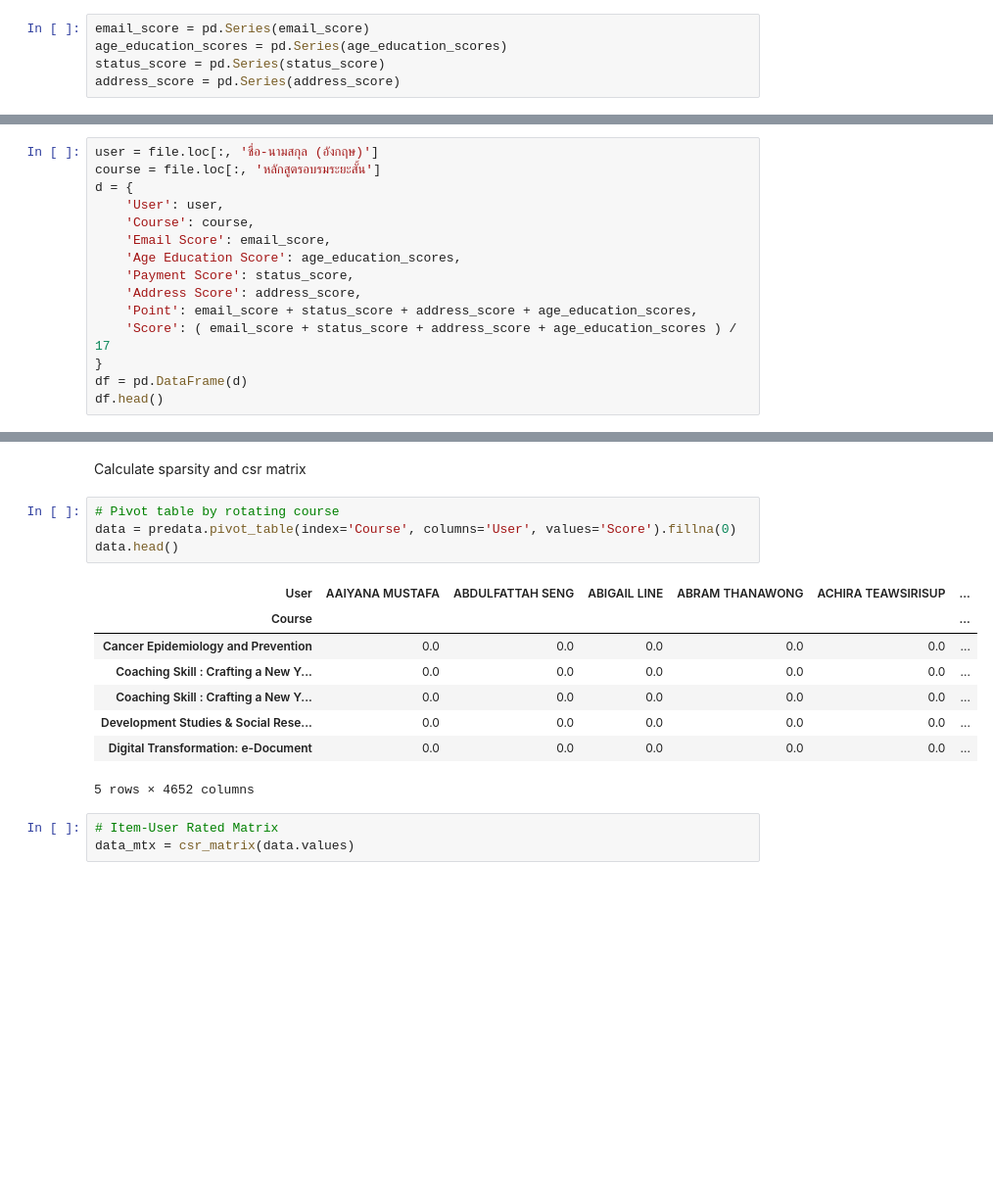
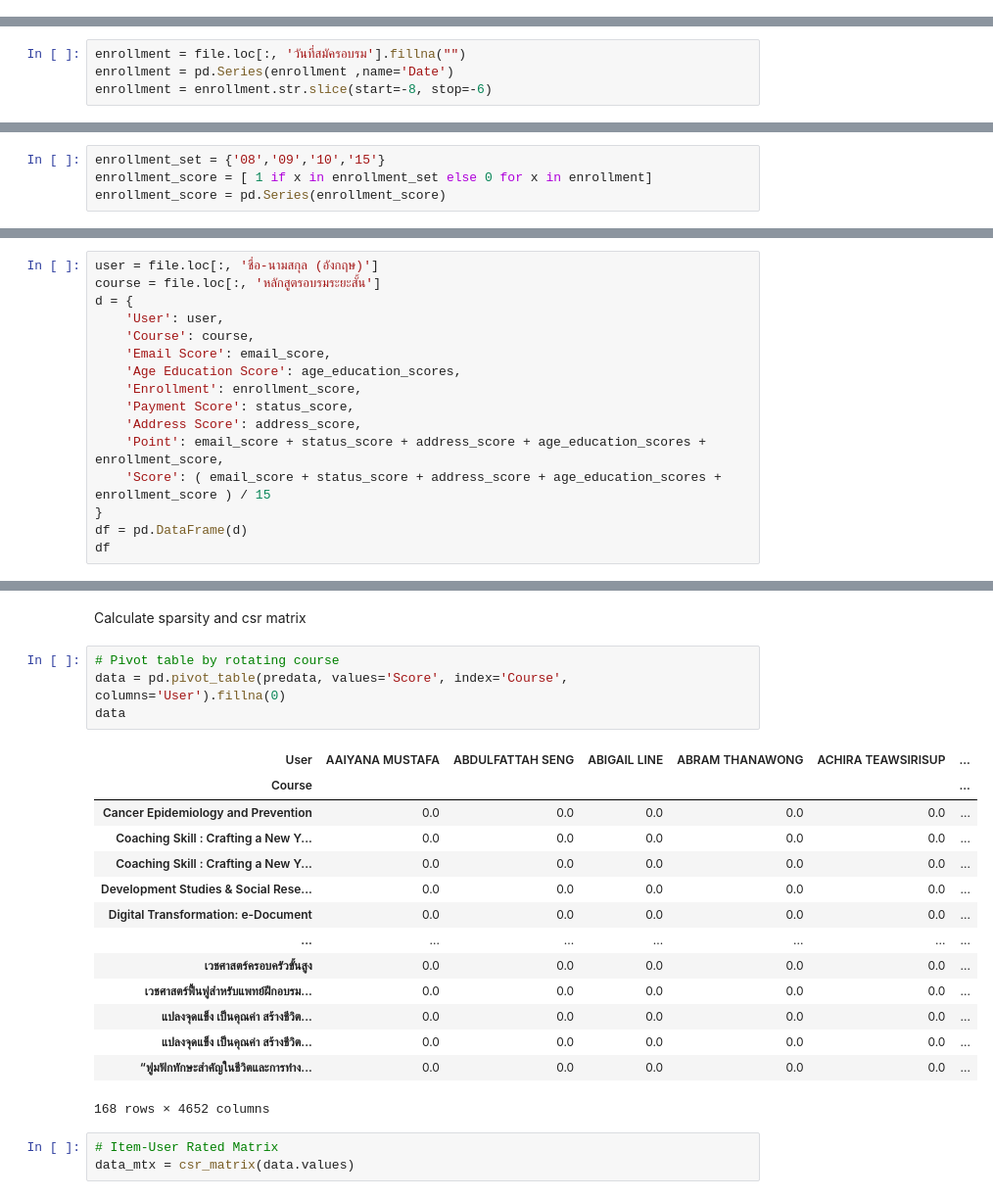
Before and after one commit to startg2545/recommendation-system, a Jupyter notebook: knn.ipynb, the cells around one changed output, grey strips where cells are left out. Shown at 98% size. Drawn from its saved outputs; the diff is of its cells as text; blank space fills up the shorter version.

```diff
--- a/knn.ipynb
+++ b/knn.ipynb
@@ -249,5 +245,0 @@ Convert list to pandas series
-# %%
-email_score = pd.Series(email_score)
-age_education_scores = pd.Series(age_education_scores)
-status_score = pd.Series(status_score)
-address_score = pd.Series(address_score)
@@ -253,0 +248,4 @@ address_score = pd.Series(address_score)
+# %%
+enrollment = file.loc[:, 'วันที่สมัครอบรม'].fillna("")
+enrollment = pd.Series(enrollment ,name='Date')
+enrollment = enrollment.str.slice(start=-8, stop=-6)
@@ -254,3 +254,7 @@ address_score = pd.Series(address_score)
+# %%
+enrollment_set = {'08','09','10','15'}
+enrollment_score = [ 1 if x in enrollment_set else 0 for x in enrollment]
+enrollment_score = pd.Series(enrollment_score)
 # %% [markdown]
 Create DataFrame by merging these 4 Series and calculate impressive level
 # %%
@@ -261,11 +265,12 @@ d = {
     'Course': course,
     'Email Score': email_score,
     'Age Education Score': age_education_scores,
+    'Enrollment': enrollment_score,
     'Payment Score': status_score,
     'Address Score': address_score,
-    'Point': email_score + status_score + address_score + age_education_scores,
-    'Score': ( email_score + status_score + address_score + age_education_scores ) / 17
+    'Point': email_score + status_score + address_score + age_education_scores + enrollment_score,
+    'Score': ( email_score + status_score + address_score + age_education_scores + enrollment_score ) / 15
 }
 df = pd.DataFrame(d)
-df.head()
+df
 # %% [output]
@@ -300,17 +317,23 @@ predata
 Calculate sparsity and csr matrix
 # %%
 # Pivot table by rotating course
-data = predata.pivot_table(index='Course', columns='User', values='Score').fillna(0)
-data.head()
+data = pd.pivot_table(predata, values='Score', index='Course', columns='User').fillna(0)
+data
 # %% [output]
 | User | AAIYANA MUSTAFA | ABDULFATTAH SENG | ABIGAIL LINE | ABRAM THANAWONG | ACHIRA TEAWSIRISUP | ... |
 | Course |  |  |  |  |  | ... |
 | Cancer Epidemiology and Prevention | 0.0 | 0.0 | 0.0 | 0.0 | 0.0 | ... |
 | Coaching Skill : Crafting a New Y... | 0.0 | 0.0 | 0.0 | 0.0 | 0.0 | ... |
 | Coaching Skill : Crafting a New Y... | 0.0 | 0.0 | 0.0 | 0.0 | 0.0 | ... |
 | Development Studies & Social Rese... | 0.0 | 0.0 | 0.0 | 0.0 | 0.0 | ... |
 | Digital Transformation: e-Document | 0.0 | 0.0 | 0.0 | 0.0 | 0.0 | ... |
+| ... | ... | ... | ... | ... | ... | ... |
+| เวชศาสตร์ครอบครัวขั้นสูง | 0.0 | 0.0 | 0.0 | 0.0 | 0.0 | ... |
+| เวชศาสตร์ฟื้นฟูสำหรับแพทย์ฝึกอบรม... | 0.0 | 0.0 | 0.0 | 0.0 | 0.0 | ... |
+| แปลงจุดแข็ง เป็นคุณค่า สร้างชีวิต... | 0.0 | 0.0 | 0.0 | 0.0 | 0.0 | ... |
+| แปลงจุดแข็ง เป็นคุณค่า สร้างชีวิต... | 0.0 | 0.0 | 0.0 | 0.0 | 0.0 | ... |
+| “ฟูมฟักทักษะสำคัญในชีวิตและการทำง... | 0.0 | 0.0 | 0.0 | 0.0 | 0.0 | ... |
-5 rows × 4652 columns
+168 rows × 4652 columns
 # %%
 # Item-User Rated Matrix
 data_mtx = csr_matrix(data.values)
```
Also changed, not shown: parts of 30 cells of this notebook, 1 other file.
